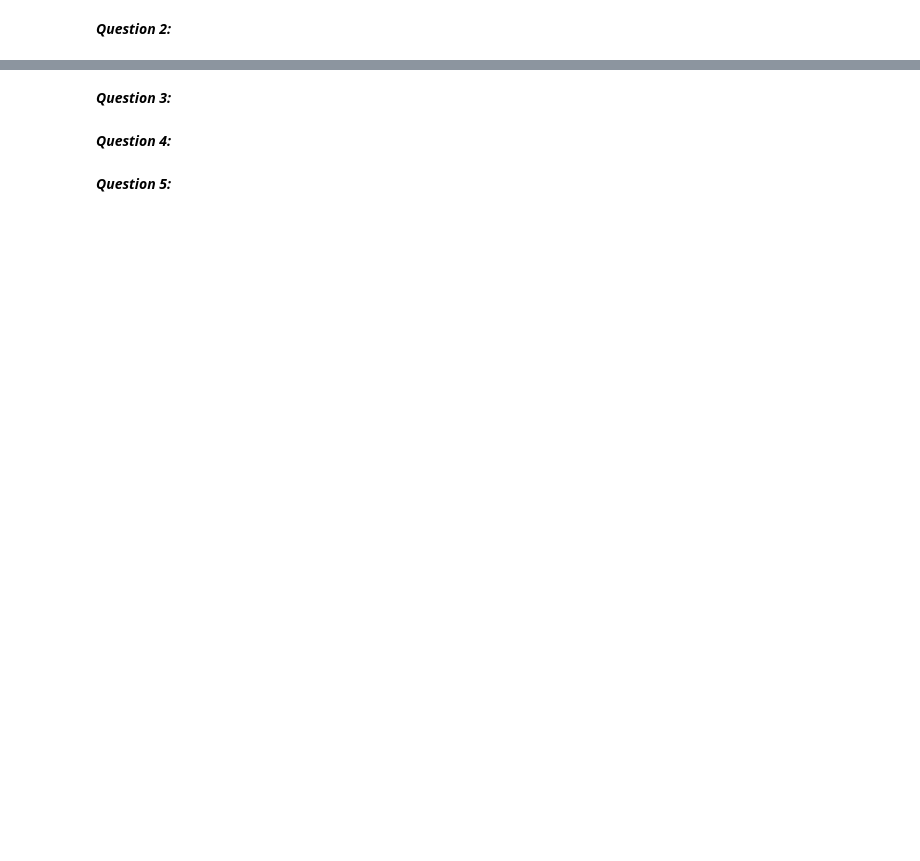
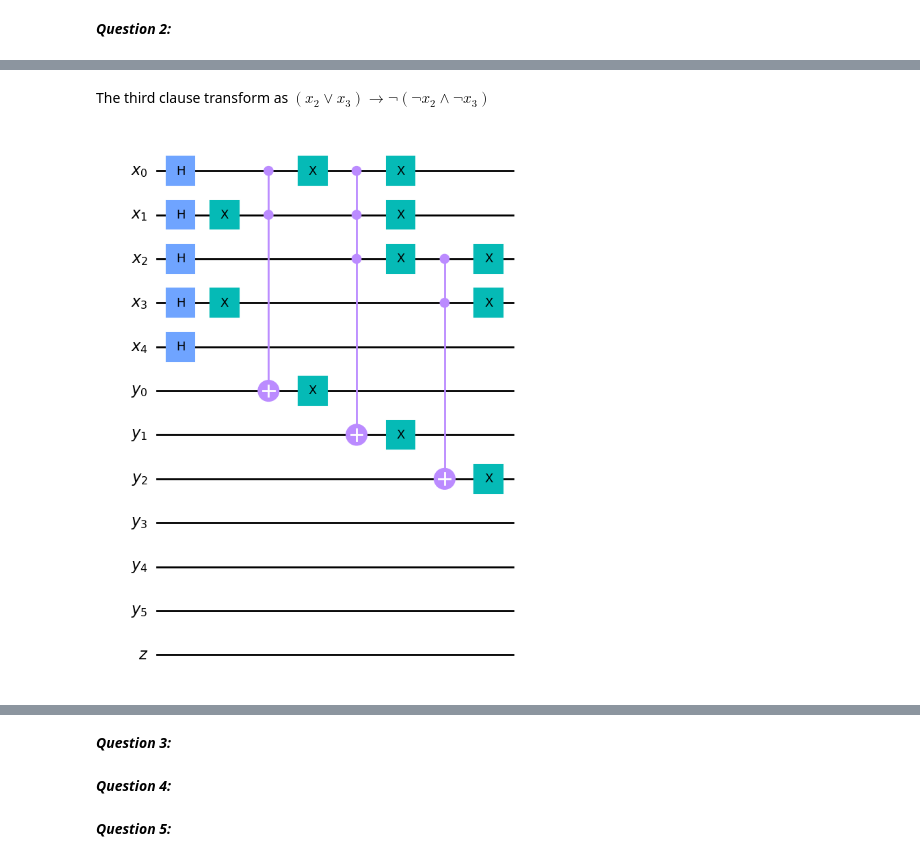
Before and after one commit to justadude12/QCProj2024, a Jupyter notebook: proj.ipynb, the cells around one changed output, grey strips where cells are left out. Drawn from its saved outputs; the diff is of its cells as text; code cells hidden in the pictures; blank space fills up the shorter version.

```diff
--- a/proj.ipynb
+++ b/proj.ipynb
@@ -31,0 +54,12 @@ circuit.draw('mpl')
+# %% [markdown]
+The third clause transform as $(x_2 \lor x_3) \rightarrow \neg(\neg x_2 \land \neg x_3)$
+# %%
+circuit.x(qreg_x[2])
+circuit.x(qreg_x[3])
+circuit.mcx(qreg_x[2:4], qreg_y[2])
+circuit.x(qreg_x[2])
+circuit.x(qreg_x[3])
+circuit.x(qreg_y[2])
+circuit.draw('mpl')
+# %% [output]
+[figure, added]
```
Also changed, not shown: parts of 19 cells of this notebook, 3 other files.
